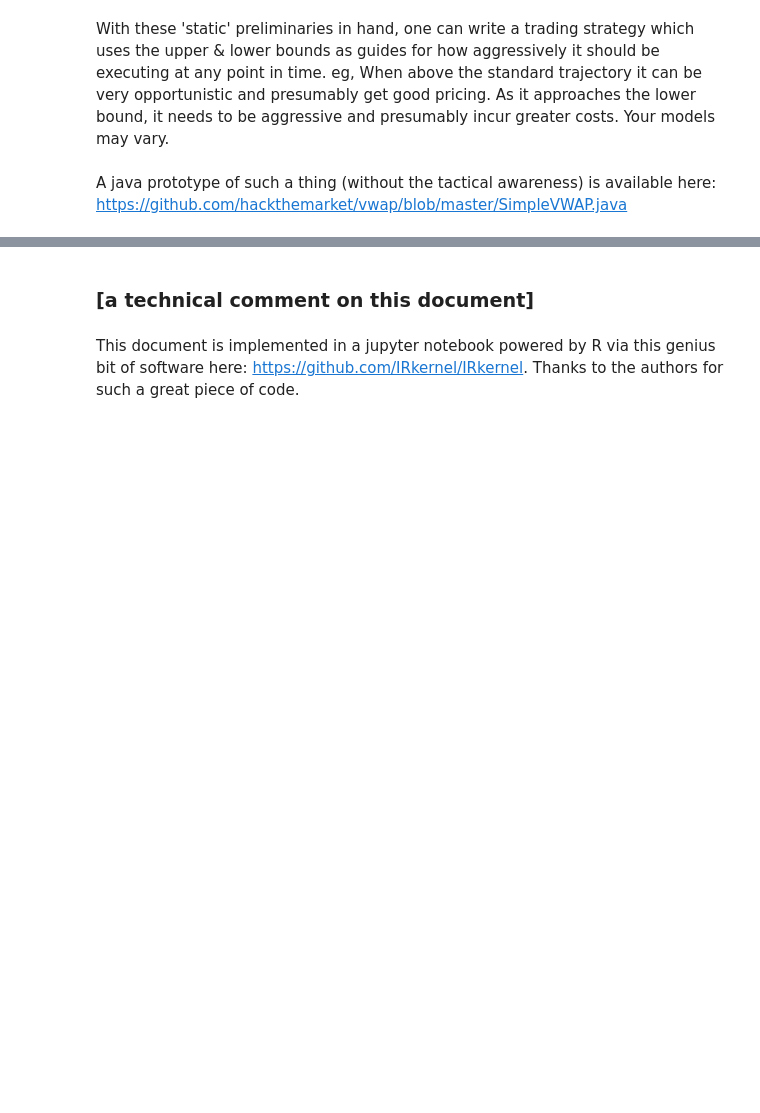
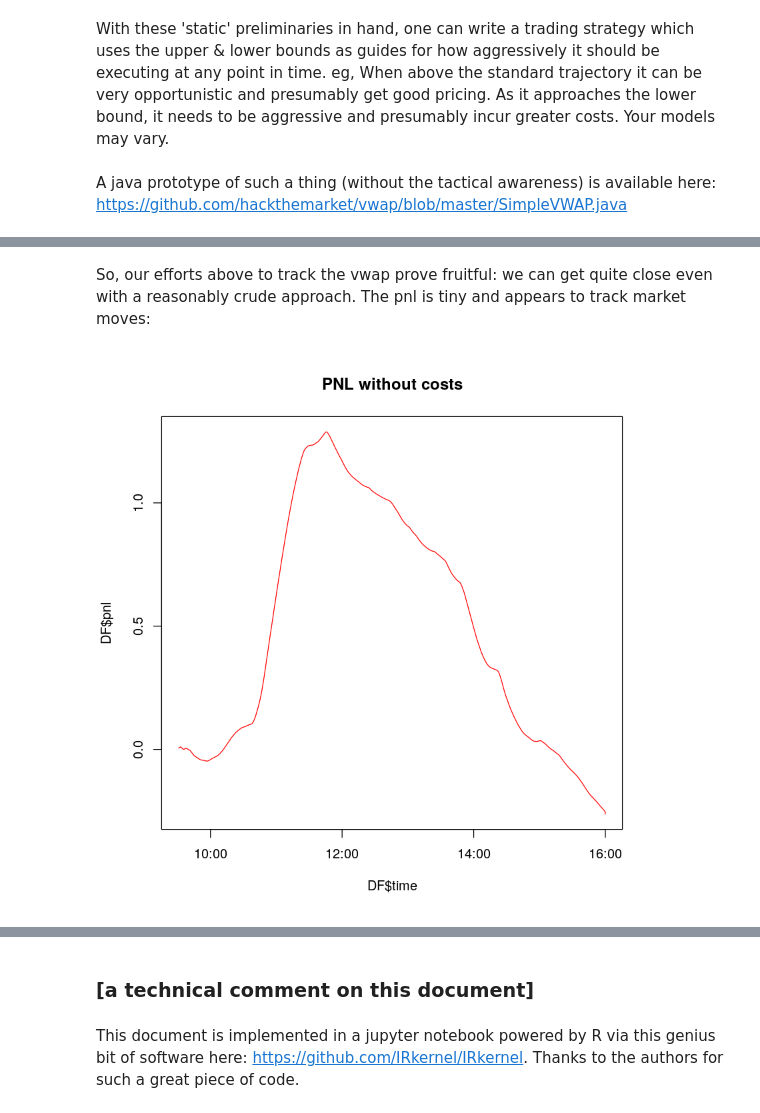
Before and after one commit to hackthemarket/vwap, a Jupyter notebook: vwap.ipynb, the cells around one changed output, grey strips where cells are left out. Cells and saved outputs as stored; diff of their text form; code cells hidden in the pictures; blank space fills up the shorter version.

```diff
--- a/vwap.ipynb
+++ b/vwap.ipynb
@@ -97,0 +267,7 @@ A java prototype of such a thing (without the tactical awareness) is available h
+# %% [markdown]
+So, our efforts above to track the vwap prove fruitful: we can get quite close even with a reasonably crude approach.
+The pnl is tiny and appears to track market moves:
+# %%
+plot(DF$time,DF$pnl, type='l', col='red', main='PNL without costs')
+# %% [output]
+[figure, added]
```
Also changed, not shown: parts of 26 cells of this notebook, 1 other file.
